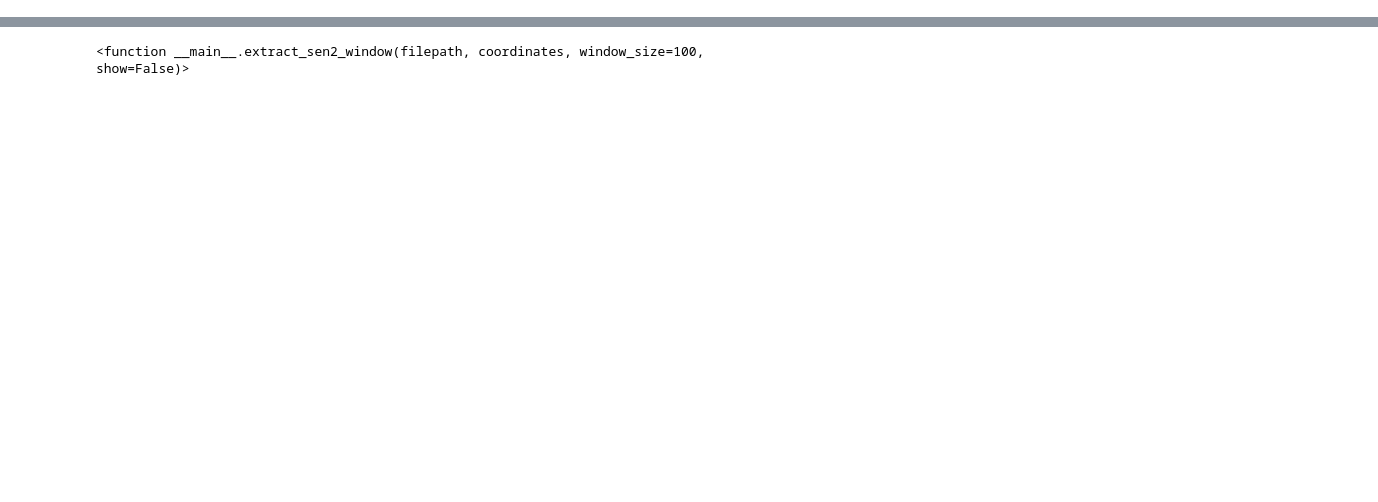
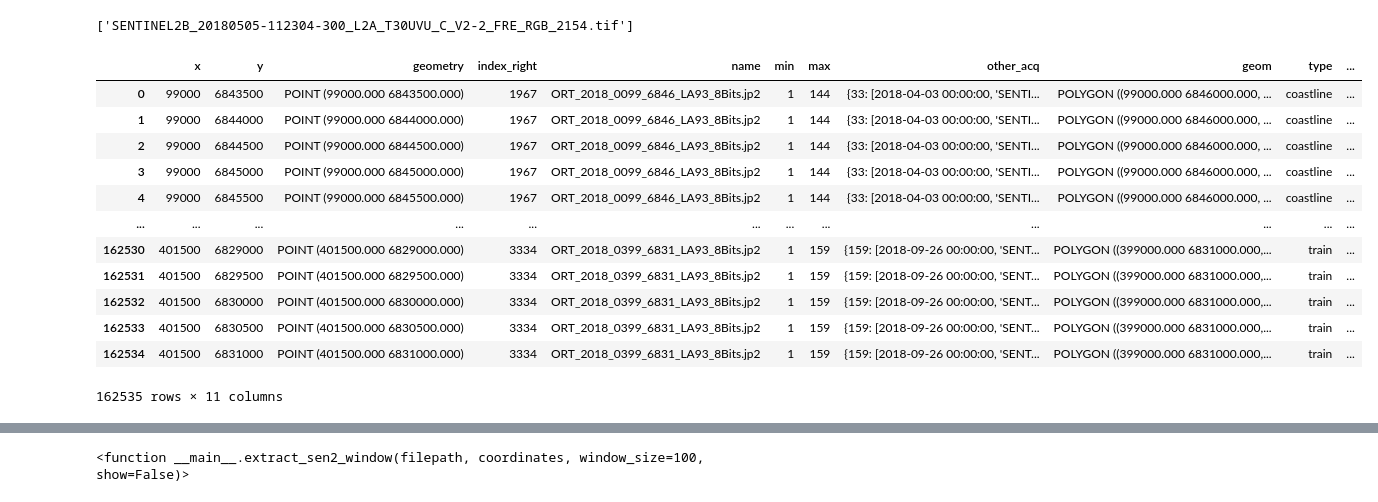
Before and after one commit to simon-donike/super-resolution, a Jupyter notebook: data_loader/dataloader_v3.ipynb, the cells around one changed output, grey strips where cells are left out. Saved outputs shown, nothing was run; the diff lists cells and outputs as text; code cells hidden in the pictures; blank space fills up the shorter version.

```diff
--- a/data_loader/dataloader_v3.ipynb
+++ b/data_loader/dataloader_v3.ipynb
@@ -347,21 +348,22 @@ class Dataset(Dataset):
             print("Precalculated File found - no recalculation necessary!")
             return(df)
         except FileNotFoundError:
-            print("No precalculated file found, calculating calid sen2 patches...")
+            print("No precalculated file found, calculating valid sen2 patches... for the moment for 3 valid image patches")
 
 
         count=0
         ls_dict = []
-        df_copy = df.copy(deep=True) # copy in order to not have append affect original file
+        df_copy = df.copy(deep=True) # copy in order to not affect original file
         # iterate over rows in original df: dict of acq., x and y
         for dic,x,y in zip(df_copy["other_acq"],df_copy["x"],df_copy["y"]):
-            dic_copy = dic
-            #print(dic,x,y)
+            dic_copy = copy.deepcopy(dic)
             dic_keys = dic.keys() # extract keys ergo acquisitions
             dic_keys = list(dic_keys) # turn to list
             dic_keys.sort() # order list
-            # iterate over other acquisition dates
 
+            #print(x,y,dic_keys)
+
+            # iterate over other acquisition date
             counter_validity = 0 # counter that counts how many valid images were found yet
             for i in dic_keys:
                 file = dic[i][1] # extract file name
@@ -369,11 +371,14 @@ class Dataset(Dataset):
 
                 if counter_validity<=3:
                     temp_res = test_sen2_window(filepath,(x,y),window_size=window_size_sen2,show=False) # check validity
-                    dic_copy[i].append(temp_res)
+
                     if temp_res==True:
                         counter_validity = counter_validity+1
+                        dic_copy[i].append(temp_res)
+                    if temp_res==False:
+                        dic_copy[i].append(False)
 
-                if counter_validity>=3: # if 3 valid reached, append False to further dates
+                if counter_validity>3: # if 3 valid reached, append False to further dates
                     dic_copy[i].append(False)
 
                 #if dic_copy[i][-1] != temp_res: # append only if information isn't present yet
@@ -405,2 +444,46 @@ Loader Length:  120608
+# %%
+def get_valid_sen2paths(acq_dict_sen2,path,num_images=1):
+    dates = list(acq_dict_sen2.keys()) # get keys ergo closest times
+    dates.sort() # sort so lowest can be accessed
+
+    valid_files = []
+    count=0
+    count_true = 0
+    for v,i in enumerate(dates): # iterate over closest
+        if count_true==num_images: # stop while loop if number of required images is extracted
+            #print("all extracted")
+            break
+
+        if acq_dict_sen2[i][2]==True:
+            count_true=count_true+1
+            filepath = acq_dict_sen2[i][1]
+            valid_files.append(filepath)
+
+        # protection for if more images requested than available
+        if v==len(dates)-1:
+            print("WARNING: More image aqc. dates requested than available. This will cause problems!")
+            break
+
+    return(valid_files)
+
+
+get_valid_sen2paths(a,sen2_path)
+# %% [output]
+['SENTINEL2B_20180505-112304-300_L2A_T30UVU_C_V2-2_FRE_RGB_2154.tif']
 # %%
-a = dataset.coordinates_closest_date_valid["other_valid_acq"][25001]
+a = dataset.coordinates_closest_date_valid
+a
+# %% [output]
+|  | x | y | geometry | index_right | name | min | max | other_acq | geom | type | ... |
+| 0 | 99000 | 6843500 | POINT (99000.000 6843500.000) | 1967 | ORT_2018_0099_6846_LA93_8Bits.jp2 | 1 | 144 | {33: [2018-04-03 00:00:00, 'SENTI... | POLYGON ((99000.000 6846000.000, ... | coastline | ... |
+| 1 | 99000 | 6844000 | POINT (99000.000 6844000.000) | 1967 | ORT_2018_0099_6846_LA93_8Bits.jp2 | 1 | 144 | {33: [2018-04-03 00:00:00, 'SENTI... | POLYGON ((99000.000 6846000.000, ... | coastline | ... |
+| 2 | 99000 | 6844500 | POINT (99000.000 6844500.000) | 1967 | ORT_2018_0099_6846_LA93_8Bits.jp2 | 1 | 144 | {33: [2018-04-03 00:00:00, 'SENTI... | POLYGON ((99000.000 6846000.000, ... | coastline | ... |
+| 3 | 99000 | 6845000 | POINT (99000.000 6845000.000) | 1967 | ORT_2018_0099_6846_LA93_8Bits.jp2 | 1 | 144 | {33: [2018-04-03 00:00:00, 'SENTI... | POLYGON ((99000.000 6846000.000, ... | coastline | ... |
+| 4 | 99000 | 6845500 | POINT (99000.000 6845500.000) | 1967 | ORT_2018_0099_6846_LA93_8Bits.jp2 | 1 | 144 | {33: [2018-04-03 00:00:00, 'SENTI... | POLYGON ((99000.000 6846000.000, ... | coastline | ... |
+| ... | ... | ... | ... | ... | ... | ... | ... | ... | ... | ... | ... |
+| 162530 | 401500 | 6829000 | POINT (401500.000 6829000.000) | 3334 | ORT_2018_0399_6831_LA93_8Bits.jp2 | 1 | 159 | {159: [2018-09-26 00:00:00, 'SENT... | POLYGON ((399000.000 6831000.000,... | train | ... |
+| 162531 | 401500 | 6829500 | POINT (401500.000 6829500.000) | 3334 | ORT_2018_0399_6831_LA93_8Bits.jp2 | 1 | 159 | {159: [2018-09-26 00:00:00, 'SENT... | POLYGON ((399000.000 6831000.000,... | train | ... |
+| 162532 | 401500 | 6830000 | POINT (401500.000 6830000.000) | 3334 | ORT_2018_0399_6831_LA93_8Bits.jp2 | 1 | 159 | {159: [2018-09-26 00:00:00, 'SENT... | POLYGON ((399000.000 6831000.000,... | train | ... |
+| 162533 | 401500 | 6830500 | POINT (401500.000 6830500.000) | 3334 | ORT_2018_0399_6831_LA93_8Bits.jp2 | 1 | 159 | {159: [2018-09-26 00:00:00, 'SENT... | POLYGON ((399000.000 6831000.000,... | train | ... |
+| 162534 | 401500 | 6831000 | POINT (401500.000 6831000.000) | 3334 | ORT_2018_0399_6831_LA93_8Bits.jp2 | 1 | 159 | {159: [2018-09-26 00:00:00, 'SENT... | POLYGON ((399000.000 6831000.000,... | train | ... |
+162535 rows × 11 columns
```
Also changed, not shown: parts of 7 cells of this notebook, 1 other file.
